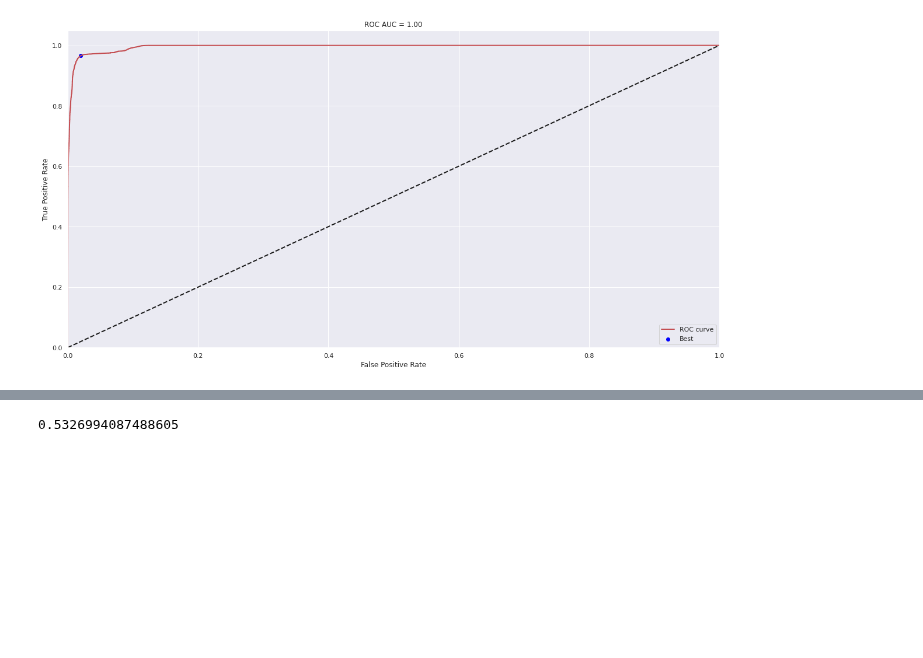
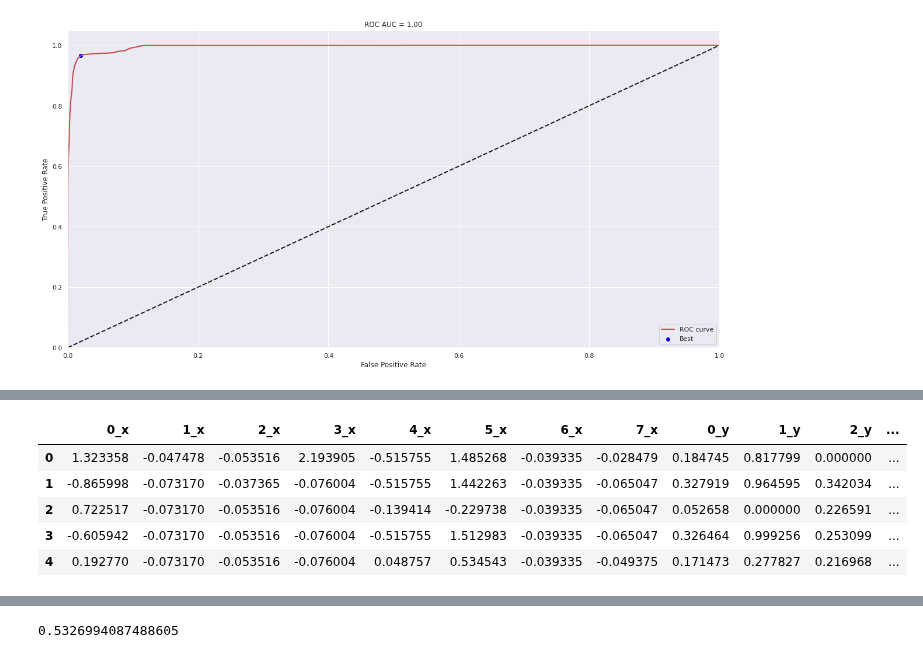
Before and after one commit to qSergio/rare_anomaly, a Jupyter notebook: device_failure_classifiers/Work Sample.ipynb, the cells around one changed output, grey strips where cells are left out. Drawn from its saved outputs; the diff is of its cells as text; code cells hidden in the pictures; blank space fills up the shorter version.

```diff
--- a/device_failure_classifiers/Work Sample.ipynb
+++ b/device_failure_classifiers/Work Sample.ipynb
@@ -1442,0 +1489,4 @@ print(f'{round(precision,4)}')
+# %%
+eval_devicesSD = pipeline.fit_transform(eval_devices[process_cols])
+#this is not entirely correct, but we need to evaluate all the failures and we are not training, the models are alredy fitted.
+eval_devicesSD = pd.DataFrame(data=eval_devicesSD, index=eval_devices.index)
@@ -1442,0 +1502,2 @@ print(f'{round(precision,4)}')
+# %%
+rep_model = load_model("intermediate_layer_model.h5")
@@ -1442,0 +1506,16 @@ print(f'{round(precision,4)}')
+# %%
+new_representation = rep_model.predict(eval_devicesSD)
+#intermediate_output_test  = intermediate_layer_model.predict(X_test_lg)
+# %%
+new_representationDF = pd.DataFrame(data=new_representation,index=eval_devices.index)
+X_aut = eval_devicesSD.merge(new_representationDF, left_index=True,right_index=True)
+y = eval_devices.failure.copy()
+# %%
+X_aut.head()
+# %% [output]
+|  | 0_x | 1_x | 2_x | 3_x | 4_x | 5_x | 6_x | 7_x | 0_y | 1_y | 2_y | ... |
+| 0 | 1.323358 | -0.047478 | -0.053516 | 2.193905 | -0.515755 | 1.485268 | -0.039335 | -0.028479 | 0.184745 | 0.817799 | 0.000000 | ... |
+| 1 | -0.865998 | -0.073170 | -0.037365 | -0.076004 | -0.515755 | 1.442263 | -0.039335 | -0.065047 | 0.327919 | 0.964595 | 0.342034 | ... |
+| 2 | 0.722517 | -0.073170 | -0.053516 | -0.076004 | -0.139414 | -0.229738 | -0.039335 | -0.065047 | 0.052658 | 0.000000 | 0.226591 | ... |
+| 3 | -0.605942 | -0.073170 | -0.053516 | -0.076004 | -0.515755 | 1.512983 | -0.039335 | -0.065047 | 0.326464 | 0.999256 | 0.253099 | ... |
+| 4 | 0.192770 | -0.073170 | -0.053516 | -0.076004 | 0.048757 | 0.534543 | -0.039335 | -0.049375 | 0.171473 | 0.277827 | 0.216968 | ... |
```
Also changed, not shown: parts of 63 cells of this notebook.
